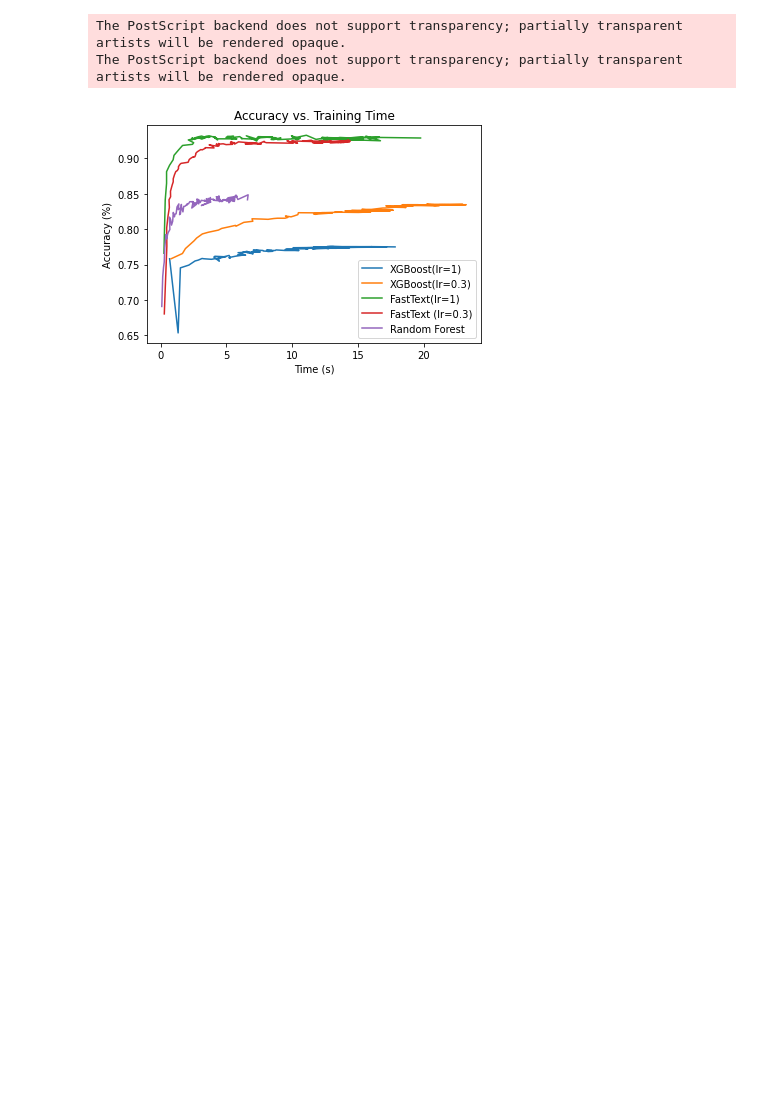
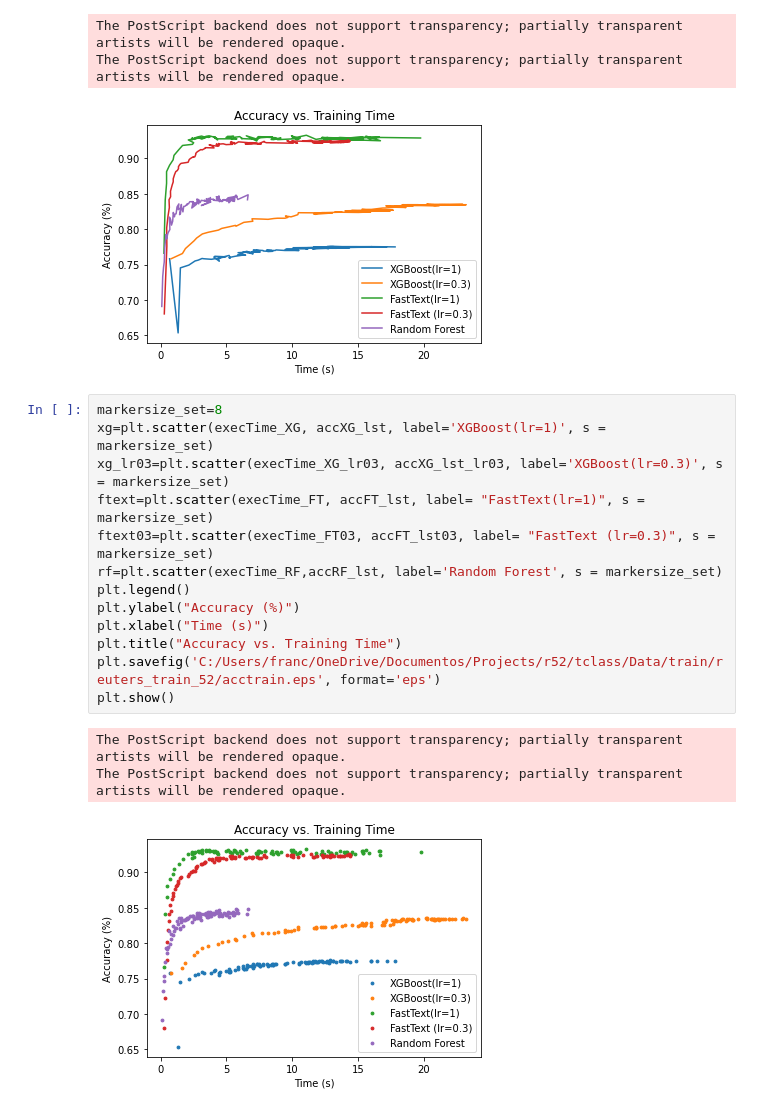
Before and after one commit to gennsev/tclass, a Jupyter notebook: Notebooks/Execution Time fastText & XGBoost.ipynb, the cells around one changed output. Saved outputs shown, nothing was run; the diff lists cells and outputs as text; blank space fills up the shorter version.

Commit message:
Accuracy vs Time

```diff
--- a/Notebooks/Execution Time fastText & XGBoost.ipynb
+++ b/Notebooks/Execution Time fastText & XGBoost.ipynb
@@ -361,3 +361,20 @@ plt.show()
 The PostScript backend does not support transparency; partially transparent artists will be rendered opaque.
 The PostScript backend does not support transparency; partially transparent artists will be rendered opaque.
 [figure]
+# %%
+markersize_set=8
+xg=plt.scatter(execTime_XG, accXG_lst, label='XGBoost(lr=1)', s = markersize_set)
+xg_lr03=plt.scatter(execTime_XG_lr03, accXG_lst_lr03, label='XGBoost(lr=0.3)', s = markersize_set)
+ftext=plt.scatter(execTime_FT, accFT_lst, label= "FastText(lr=1)", s = markersize_set)
+ftext03=plt.scatter(execTime_FT03, accFT_lst03, label= "FastText (lr=0.3)", s = markersize_set)
+rf=plt.scatter(execTime_RF,accRF_lst, label='Random Forest', s = markersize_set)
+plt.legend()
+plt.ylabel("Accuracy (%)")
+plt.xlabel("Time (s)")
+plt.title("Accuracy vs. Training Time")
+plt.savefig('C:/Users/franc/OneDrive/Documentos/Projects/r52/tclass/Data/train/reuters_train_52/acctrain.eps', format='eps')
+plt.show()
+# %% [output]
+The PostScript backend does not support transparency; partially transparent artists will be rendered opaque.
+The PostScript backend does not support transparency; partially transparent artists will be rendered opaque.
+[figure, added]
```
Also changed, not shown: parts of 1 cell of this notebook, 4 other files.
